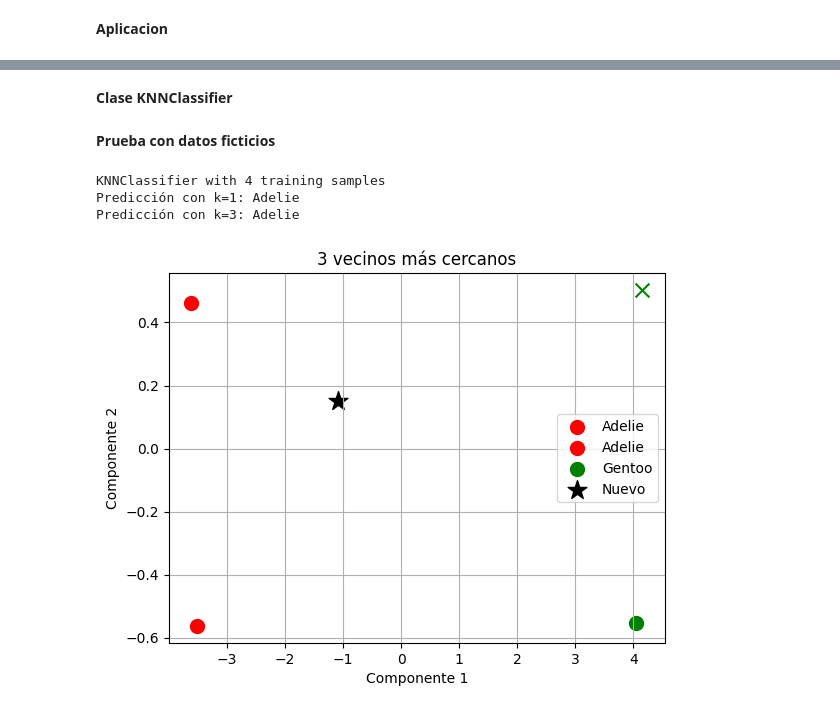
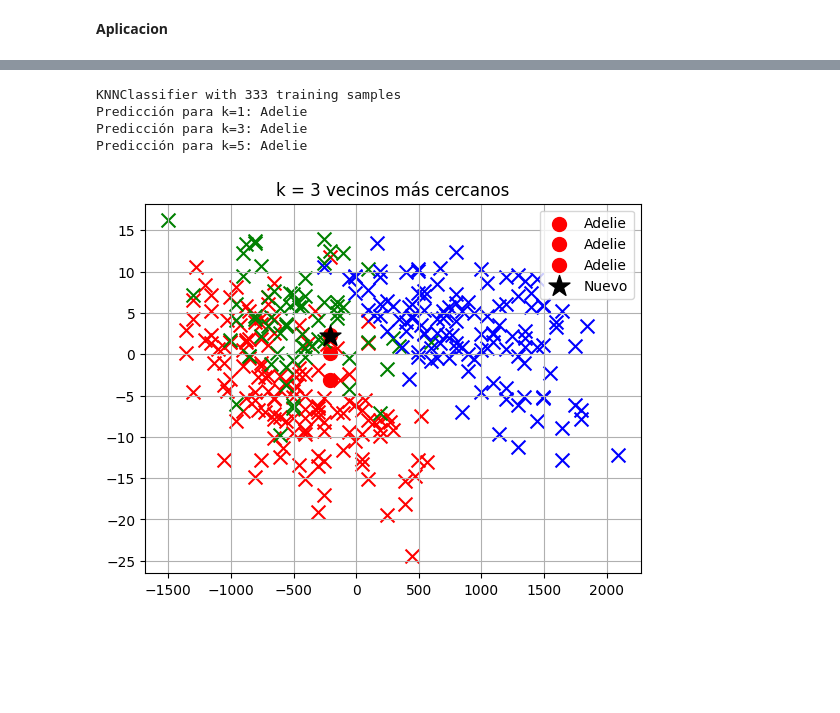
Before and after one commit to CDIA-2nd-Semester/aa-u1-t2-Brayanc284, a Jupyter notebook: Autonomo_U2_S1.ipynb, the cells around one changed output, grey strips where cells are left out. Cells and saved outputs as stored; diff of their text form; code cells hidden in the pictures; blank space fills up the shorter version.

```diff
--- a/Autonomo_U2_S1.ipynb
+++ b/Autonomo_U2_S1.ipynb
@@ -102,2 +116,0 @@ class KNNBase(ABC):
-# %% [markdown]
-**Clase KNNClassifier**
@@ -165,34 +117,24 @@ class KNNClassifier(KNNBase):
-# %% [markdown]
-**Prueba con datos ficticios**
-# %%
-# Entrenamiento: [largo del pico, profundidad del pico]
-X_train = np.array([
-    [40.1, 18.7],  # Adelie
-    [39.6, 17.8],  # Adelie
-    [46.5, 14.3],  # Gentoo
-    [45.8, 13.5]   # Gentoo
-])
-y_train = np.array(['Adelie', 'Adelie', 'Gentoo', 'Gentoo'])
-
-# Nuevo pingüino a clasificar
-X_nuevo = np.array([[42.0, 17.0]])
-
-# Crear modelo
-modelo = KNNClassifier()
-modelo.fit(X_train, y_train)
-
-# Ver modelo
-print(modelo)
-
-# Predicciones con diferentes k
-for k in [1, 3]:
-    pred = modelo.predict(X_nuevo, k=k)
-    print(f"Predicción con k={k}: {pred[0]}")
-
-# Mostrar gráfico del reto adicional
-modelo.plot_neighbors(X_nuevo, k=3)
-# %% [output]
-KNNClassifier with 4 training samples
-Predicción con k=1: Adelie
-Predicción con k=3: Adelie
-[figure, removed]
+# %%
+# Instanciar y entrenar
+modelo = KNNClassifier()
+modelo.fit(X, y)
+
+# Mostrar el modelo
+print(modelo)
+
+# Crear un nuevo pingüino (valores de ejemplo reales)
+nuevo_pingüino = np.array([[44.0, 18.0, 200, 4000]])  # largo pico, profundidad, aletas, peso
+
+# Predecir con diferentes valores de k
+for k in [1, 3, 5]:
+    pred = modelo.predict(nuevo_pingüino, k=k)
+    print(f"Predicción para k={k}: {pred[0]}")
+
+# Graficar los vecinos más cercanos (RETO ADICIONAL)
+modelo.plot_neighbors(nuevo_pingüino, k=3)
+# %% [output]
+KNNClassifier with 333 training samples
+Predicción para k=1: Adelie
+Predicción para k=3: Adelie
+Predicción para k=5: Adelie
+[figure, added]
```
Also changed, not shown: parts of 12 cells of this notebook.
